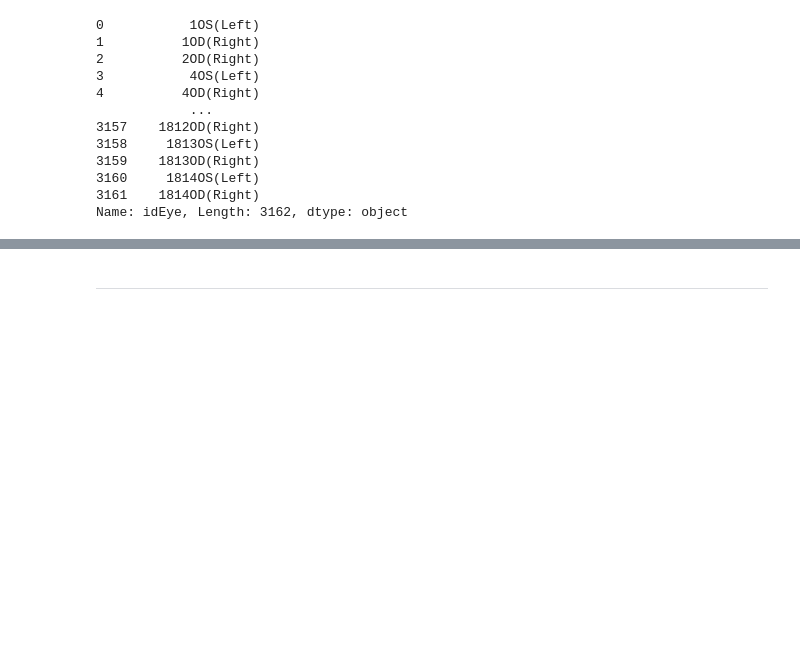
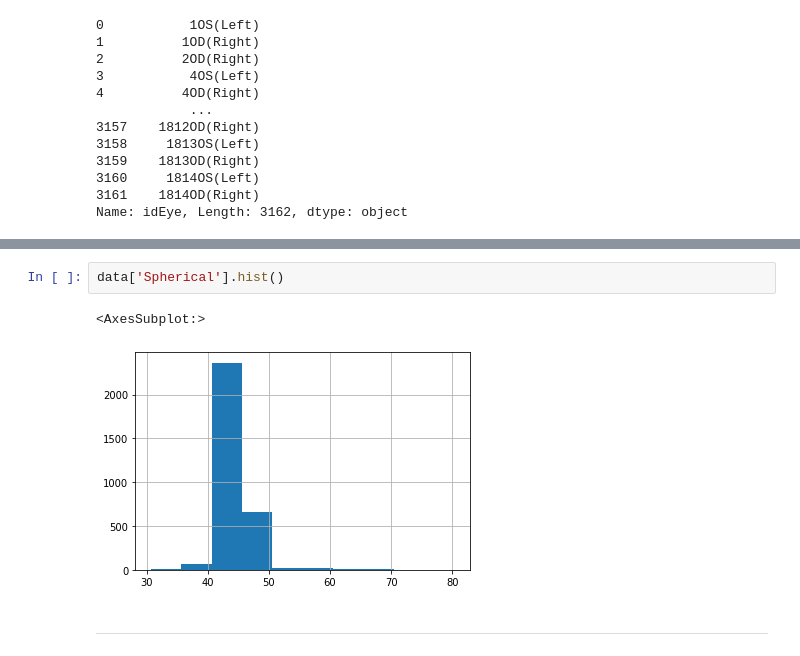
Before and after one commit to imenbkr/Keratoconus-Stage-Detection, a Jupyter notebook: keratoconus-stage-detection-summer-internship.ipynb, the cells around one changed output, grey strips where cells are left out. Drawn from its saved outputs; the diff is of its cells as text; blank space fills up the shorter version.

```diff
--- a/keratoconus-stage-detection-summer-internship.ipynb
+++ b/keratoconus-stage-detection-summer-internship.ipynb
@@ -264,3 +292,8 @@ Name: idEye, Length: 3162, dtype: object
+# %%
+data['Spherical'].hist()
+# %% [output]
+<AxesSubplot:>
+[figure, added]
 # %% [markdown]
 ***
 # %% [markdown]
```
Also changed, not shown: parts of 24 cells of this notebook.
